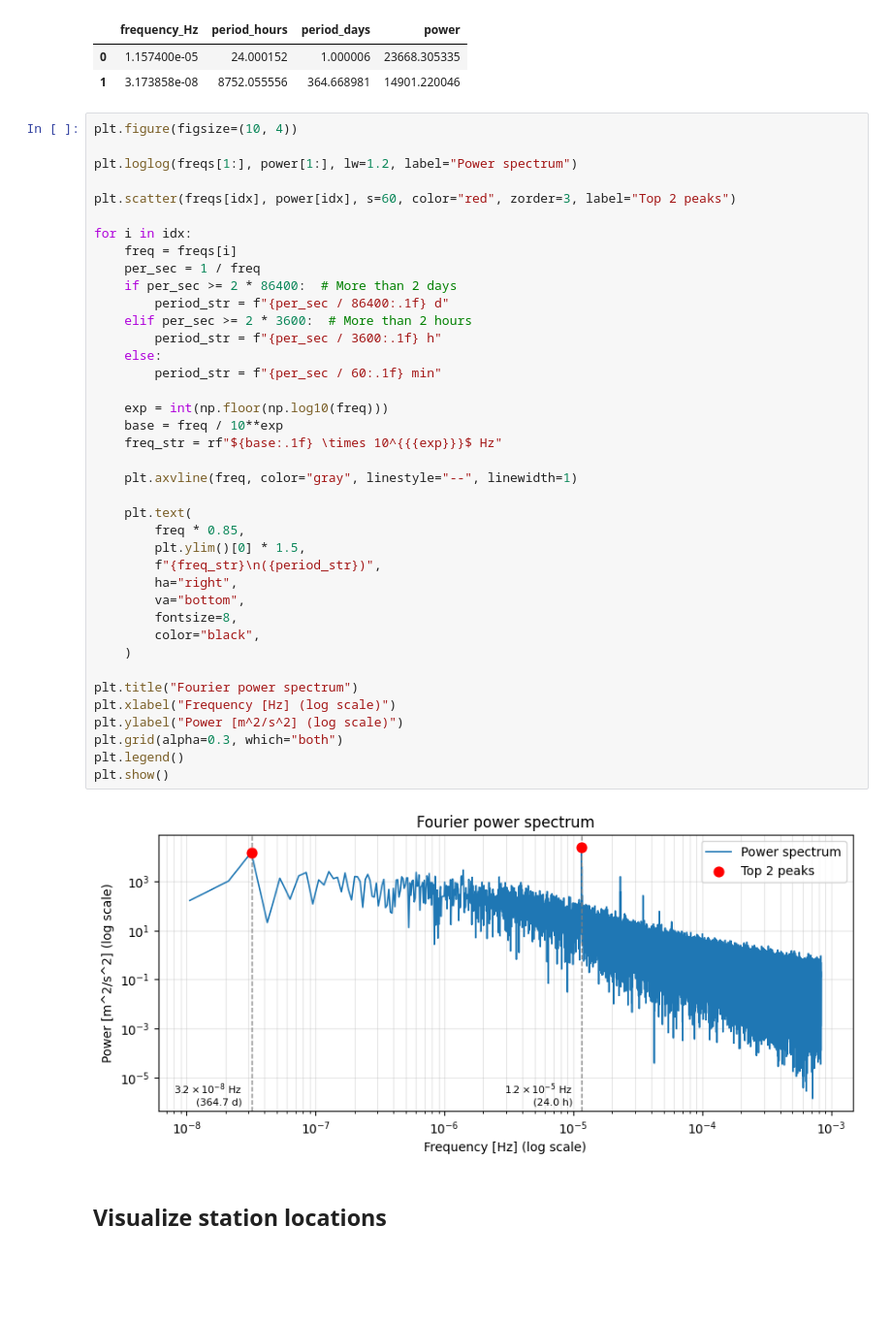
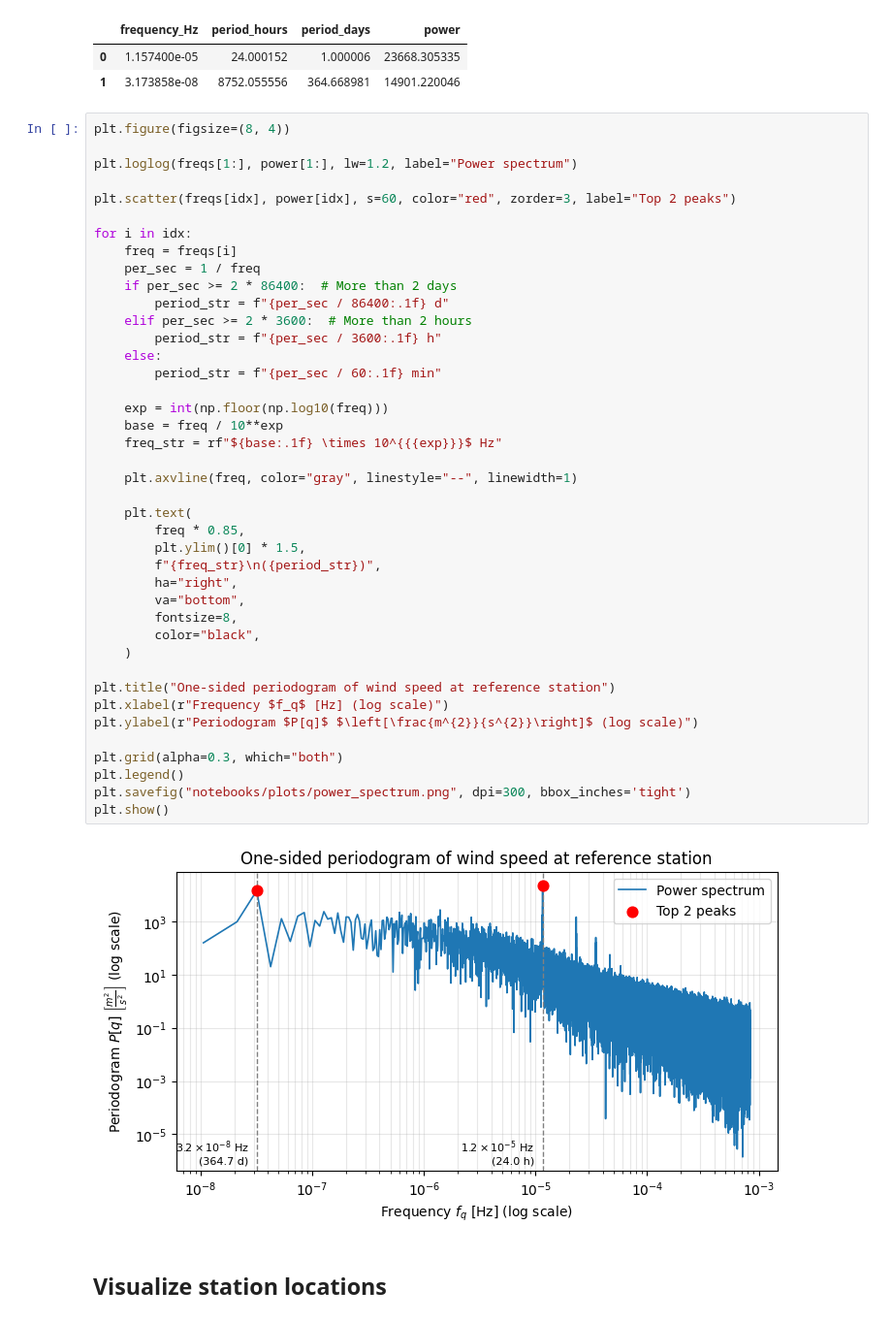
Before and after one commit to quirinbrandl/GermanyWindCast, a Jupyter notebook: notebooks/exploratory_data_analysis.ipynb, the cells around one changed output. Shown at 97% size. Cells and saved outputs as stored; diff of their text form; blank space fills up the shorter version.

Commit message:
Added thesis plots

```diff
--- a/notebooks/exploratory_data_analysis.ipynb
+++ b/notebooks/exploratory_data_analysis.ipynb
@@ -256,7 +300,7 @@ top_two_peaks.head()
 | 0 | 1.157400e-05 | 24.000152 | 1.000006 | 23668.305335 |
 | 1 | 3.173858e-08 | 8752.055556 | 364.668981 | 14901.220046 |
 # %%
-plt.figure(figsize=(10, 4))
+plt.figure(figsize=(8, 4))
 
 plt.loglog(freqs[1:], power[1:], lw=1.2, label="Power spectrum")
 
@@ -265,37 +309,39 @@ plt.scatter(freqs[idx], power[idx], s=60, color="red", zorder=3, label="Top 2 pe
 for i in idx:
     freq = freqs[i]
     per_sec = 1 / freq
     if per_sec >= 2 * 86400:  # More than 2 days
         period_str = f"{per_sec / 86400:.1f} d"
     elif per_sec >= 2 * 3600:  # More than 2 hours
         period_str = f"{per_sec / 3600:.1f} h"
     else:
         period_str = f"{per_sec / 60:.1f} min"
 
     exp = int(np.floor(np.log10(freq)))
     base = freq / 10**exp
     freq_str = rf"${base:.1f} \times 10^{{{exp}}}$ Hz"
 
     plt.axvline(freq, color="gray", linestyle="--", linewidth=1)
 
     plt.text(
         freq * 0.85,
         plt.ylim()[0] * 1.5,
         f"{freq_str}\n({period_str})",
         ha="right",
         va="bottom",
         fontsize=8,
         color="black",
     )
 
-plt.title("Fourier power spectrum")
-plt.xlabel("Frequency [Hz] (log scale)")
-plt.ylabel("Power [m^2/s^2] (log scale)")
+plt.title("One-sided periodogram of wind speed at reference station")
+plt.xlabel(r"Frequency $f_q$ [Hz] (log scale)")
+plt.ylabel(r"Periodogram $P[q]$ $\left[\frac{m^{2}}{s^{2}}\right]$ (log scale)")
+
 plt.grid(alpha=0.3, which="both")
 plt.legend()
+plt.savefig("notebooks/plots/power_spectrum.png", dpi=300, bbox_inches='tight')
 plt.show()
 # %% [output]
-[figure, old version]
+[figure, new version]
 # %% [markdown]
 ## Visualize station locations
 # %%
```
Also changed, not shown: parts of 12 cells of this notebook, 52 other files.
